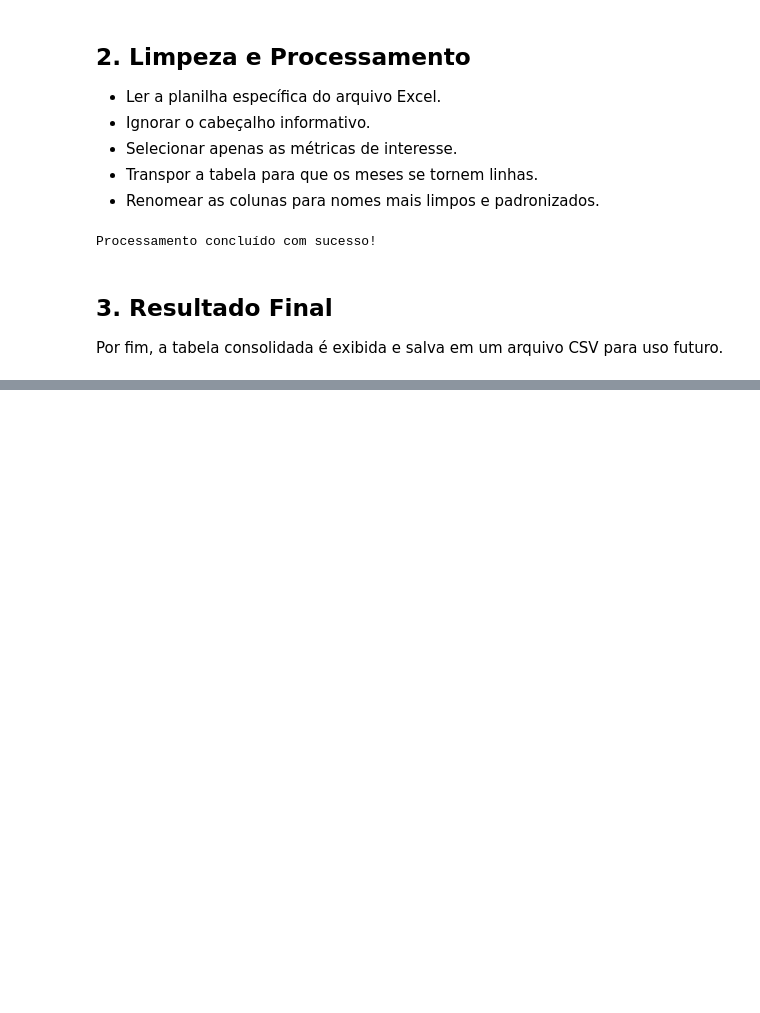
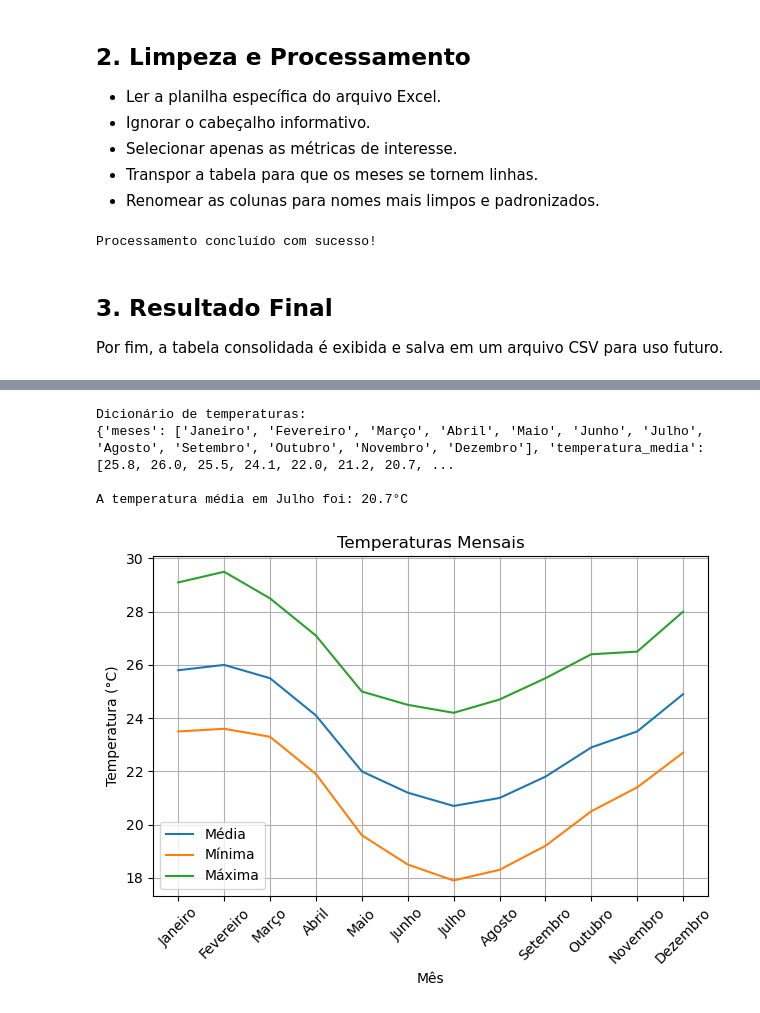
Before and after one commit to NathanAzvdo/trabalho_python_faculdade, a Jupyter notebook: atividade_3_macae/atividade3.ipynb, the cells around one changed output, grey strips where cells are left out. Drawn from its saved outputs; the diff is of its cells as text; code cells hidden in the pictures; blank space fills up the shorter version.

```diff
--- a/atividade_3_macae/atividade3.ipynb
+++ b/atividade_3_macae/atividade3.ipynb
@@ -82,0 +74,57 @@ Dezembro              0.83           13.0
+# %%
+temp_media = []
+temp_minima = []
+temp_maxima = []
+meses = ['Janeiro', 'Fevereiro', 'Março', 'Abril', 'Maio', 'Junho',
+         'Julho', 'Agosto', 'Setembro', 'Outubro', 'Novembro', 'Dezembro']
+
+# Abre o arquivo para leitura
+with open('dados_climaticos_limpos.csv', 'r') as f:
+    # Pula a primeira linha (cabeçalho)
+    next(f)
+    # Itera sobre as linhas restantes do arquivo
+    for line in f:
+        # Separa os valores de cada linha
+        media, minima, maxima = line.strip().split(',')
+        # Adiciona os valores às listas correspondentes
+        temp_media.append(float(media))
+        temp_minima.append(float(minima))
+        temp_maxima.append(float(maxima))
+
+# Cria o dicionário com os dados
+dados_temperatura = {
+    'meses': meses,
+    'temperatura_media': temp_media,
+    'temperatura_minima': temp_minima,
+    'temperatura_maxima': temp_maxima
+}
+
+# Imprime o dicionário
+print("Dicionário de temperaturas:")
+print(dados_temperatura)
+
+# Encontra e imprime a temperatura média de julho
+indice_julho = meses.index('Julho')
+media_julho = temp_media[indice_julho]
+print(f"\nA temperatura média em Julho foi: {media_julho}°C")
+
+# Configura e gera o gráfico
+plt.plot(meses, temp_media, label='Média')
+plt.plot(meses, temp_minima, label='Mínima')
+plt.plot(meses, temp_maxima, label='Máxima')
+plt.xlabel('Mês')
+plt.ylabel('Temperatura (°C)')
+plt.title('Temperaturas Mensais')
+plt.xticks(rotation=45)
+plt.legend()
+plt.grid(True)
+plt.tight_layout()
+
+# Salva o gráfico como imagem
+plt.savefig('temperaturas_mensais.png')
+# %% [output]
+Dicionário de temperaturas:
+{'meses': ['Janeiro', 'Fevereiro', 'Março', 'Abril', 'Maio', 'Junho', 'Julho', 'Agosto', 'Setembro', 'Outubro', 'Novembro', 'Dezembro'], 'temperatura_media': [25.8, 26.0, 25.5, 24.1, 22.0, 21.2, 20.7, ...
+
+A temperatura média em Julho foi: 20.7°C
+[figure, added]
```
Also changed, not shown: parts of 3 cells of this notebook, 2 other files.
